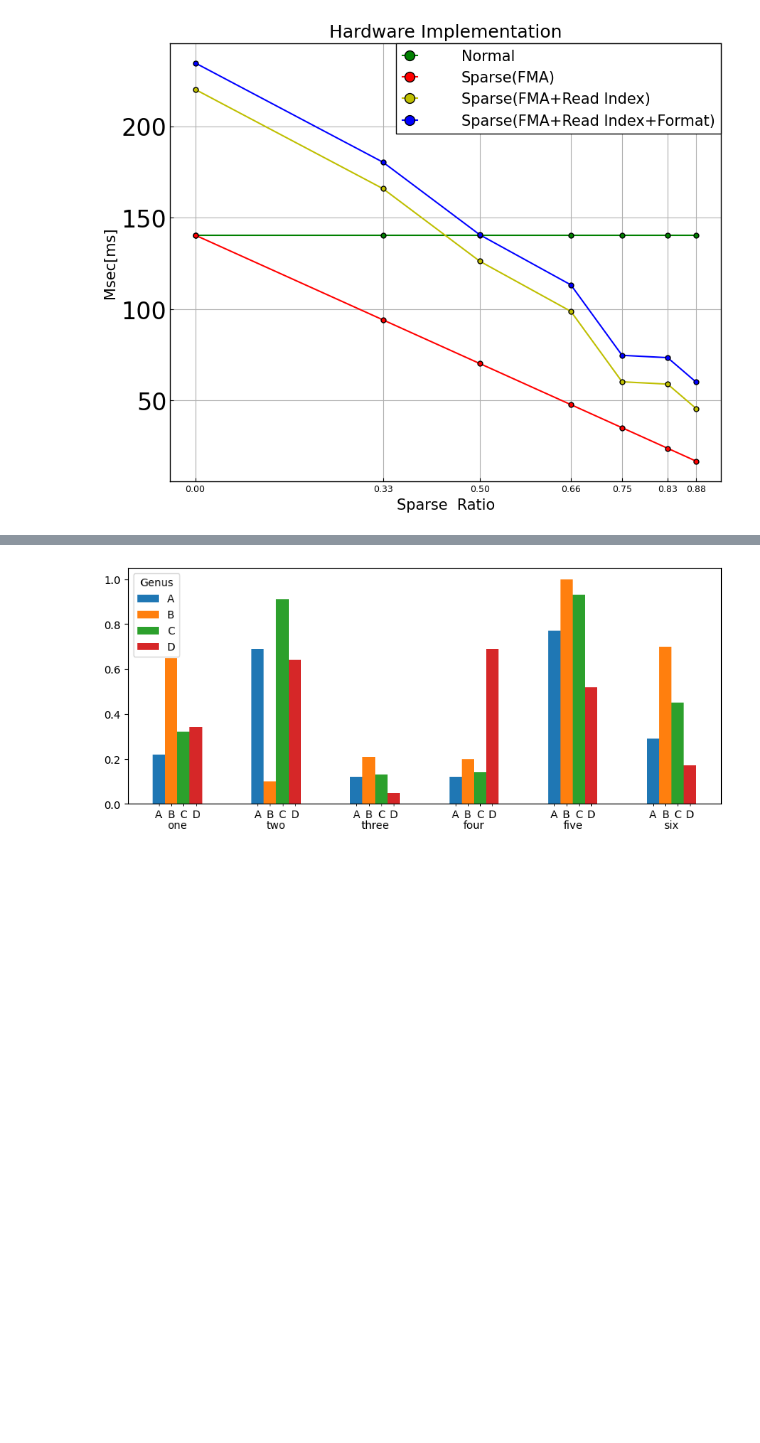
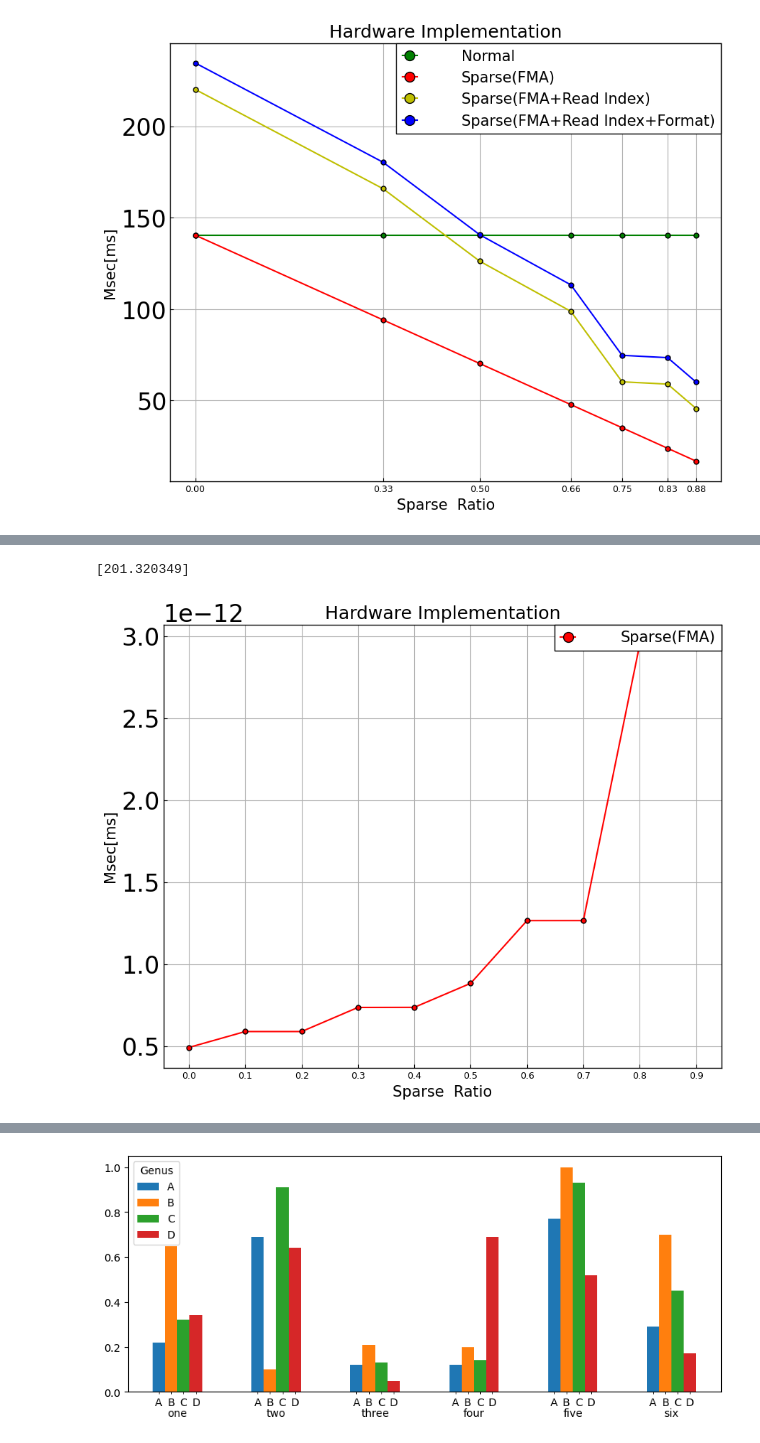
Before and after one commit to taku2365/IMAX_sparse.cent, a Jupyter notebook: src/emax6_sparselib/result_vis.ipynb, the cells around one changed output, grey strips where cells are left out. Saved outputs shown, nothing was run; the diff lists cells and outputs as text; code cells hidden in the pictures; blank space fills up the shorter version.

Commit message:
add jupyter test

```diff
--- a/src/emax6_sparselib/result_vis.ipynb
+++ b/src/emax6_sparselib/result_vis.ipynb
@@ -241,3 +325,65 @@ No artists with labels found to put in legend.  Note that artists whose label st
+# %%
+import pandas as pd
+import numpy as np
+import matplotlib.pyplot as plt
+plt.rcParams.update(plt.rcParamsDefault)
+plt.rcParams['font.family'] = 'Times New Roman' # font familyの設定
+plt.rcParams['mathtext.fontset'] = 'stix' # math fontの設定
+plt.rcParams["font.size"] = 15 # 全体のフォントサイズが変更されます。
+plt.rcParams['xtick.labelsize'] = 9 # 軸だけ変更されます。
+plt.rcParams['ytick.labelsize'] = 24 # 軸だけ変更されます
+plt.rcParams['xtick.direction'] = 'in' # x axis in
+plt.rcParams['ytick.direction'] = 'in' # y axis in
+plt.rcParams['axes.linewidth'] = 1.0 # axis line width
+plt.rcParams['axes.grid'] = True # make grid
+plt.rcParams["legend.fancybox"] = False # 丸角
+plt.rcParams["legend.framealpha"] = 1 # 透明度の指定、0で塗りつぶしなし
+plt.rcParams["legend.edgecolor"] = 'black' # edgeの色を変更
+plt.rcParams["legend.handlelength"] = 1 # 凡例の線の長さを調節
+plt.rcParams["legend.labelspacing"] = 5. # 垂直方向の距離の各凡例の距離
+plt.rcParams["legend.handletextpad"] = 3. # 凡例の線と文字の距離の長さ
+plt.rcParams["legend.markerscale"] = 2 # 点がある場合のmarker scale
+plt.rcParams["legend.borderaxespad"] = 0. # 凡例の端とグラフの端を合わせる
+df_sparse = pd.read_csv('./result_1024_512_256_128_64_32_CHIP1_noAcolblk_ver2_for_change.csv')
+df_normal = pd.read_csv('./result_1024_512_256_128_64_32_CHIP1_normal.csv')
+# print(df_header["A_row_size"])
+# df_1 = df[(df['sparse_rate'] == 0.0)|(df['sparse_rate'] == 0.5)|(df['sparse_rate'] == 0.7)|(df['sparse_rate'] == 0.9)]\
+#     [["sparse_rate","ARM","DRAIN","CONF","REGV","RANGE","LOAD","EXEC","total"]]
+df_sparse_select = df_sparse[["A_row_size","sparse_rate","total"]]
+df_normal_select = df_normal[["A_row_size","total"]]
+bottom = 0
+# x = np.array([0,exe_time_1_x,exe_time_2_x,exe_time_3_x,exe_time_4_x,exe_time_6_x,exe_time_9_x])
+y_normal = df_normal_select[df_normal_select['A_row_size'] == 1024]["total"].values/1000000
+y_sparse = y_normal/df_sparse_select[df_sparse_select['A_row_size'] == 1024]["total"].values/1000000
+print(y_normal)
+x = np.array([0,0.1,0.2,0.3,0.4,0.5,0.6,0.7,0.8,0.9])
+
+# plot
+fig = plt.figure(figsize=(10.0, 8.0))
+fig_1 = fig.add_subplot(111)
+# fig_1.plot(x, y_normal,   marker='.', markersize=10, markeredgewidth=1., markeredgecolor='k', color="g", label="Normal")
+fig_1.plot(x, y_sparse, marker='.', markersize=10, markeredgewidth=1., markeredgecolor='k', color="r", label="Sparse(FMA)")
+# fig_1.plot(x, y_2, marker='.', markersize=10, markeredgewidth=1., markeredgecolor='k', color="y", label="Sparse(FMA+Read Index)")
+# fig_1.plot(x, y_3, marker='.', markersize=10, markeredgewidth=1., markeredgecolor='k', color="b", label="Sparse(FMA+Read Index+Format)")
+
+fig_1.set_xlabel("Sparse  Ratio")
+fig_1.set_ylabel("Msec[ms]")
+# fig_1.set_xticklabels(np.round(x, 2), rotation=30)
+fig_1.set_xticks(x)
+# params = {'legend.fontsize': 11,
+#             'legend.handlelength': 10}
+
+# plt.rcParams.update(params)
+fig_1.legend(loc='upper right',labelspacing=0.5,fontsize=15)
+# plt.legend(fontsize = 11)
+
+plt.title("Hardware Implementation")
+plt.show()
+# save
+fig.savefig('test_7.png', bbox_inches="tight", pad_inches=0.05)
+# %% [output]
+[201.320349]
+[figure, added]
 # %%
 import pandas as pd
 import matplotlib.pyplot as plt
```
Also changed, not shown: parts of 8 cells of this notebook, 47 other files.
